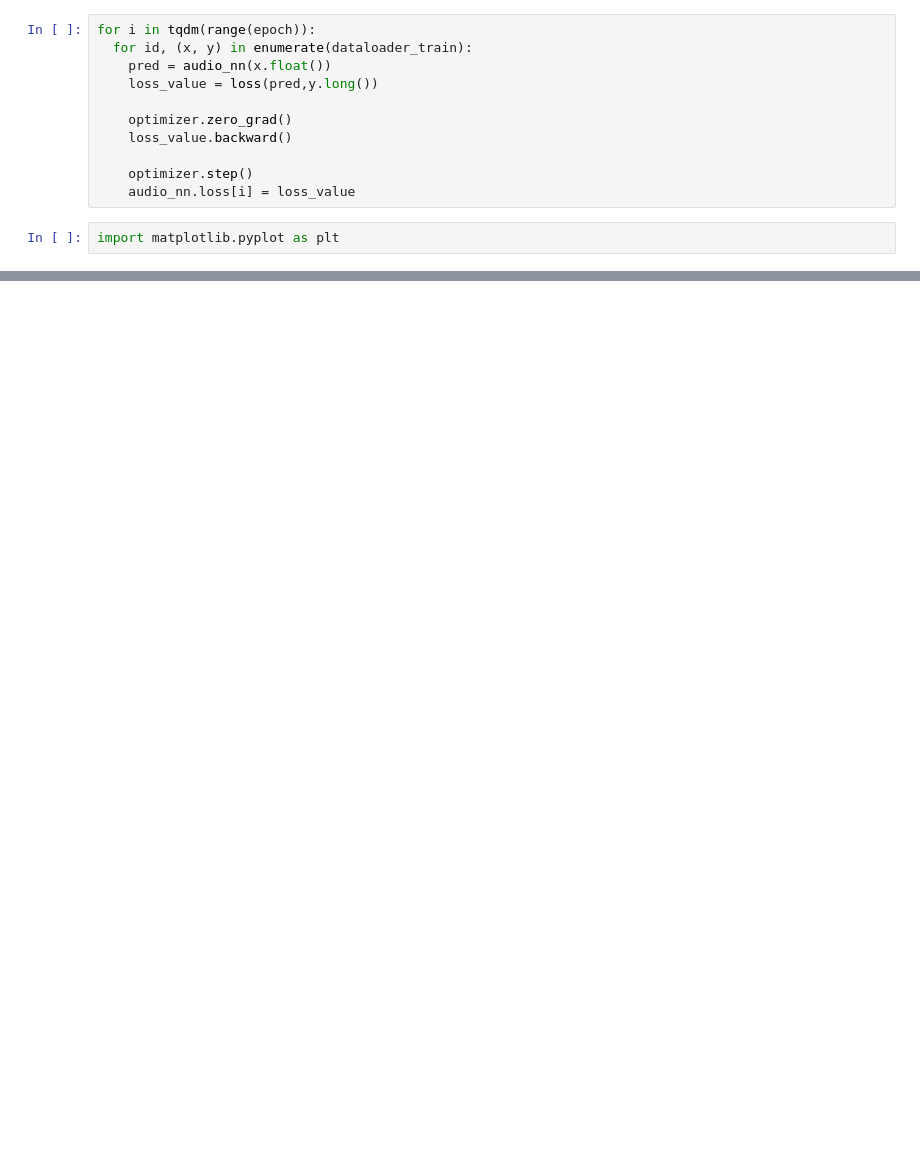
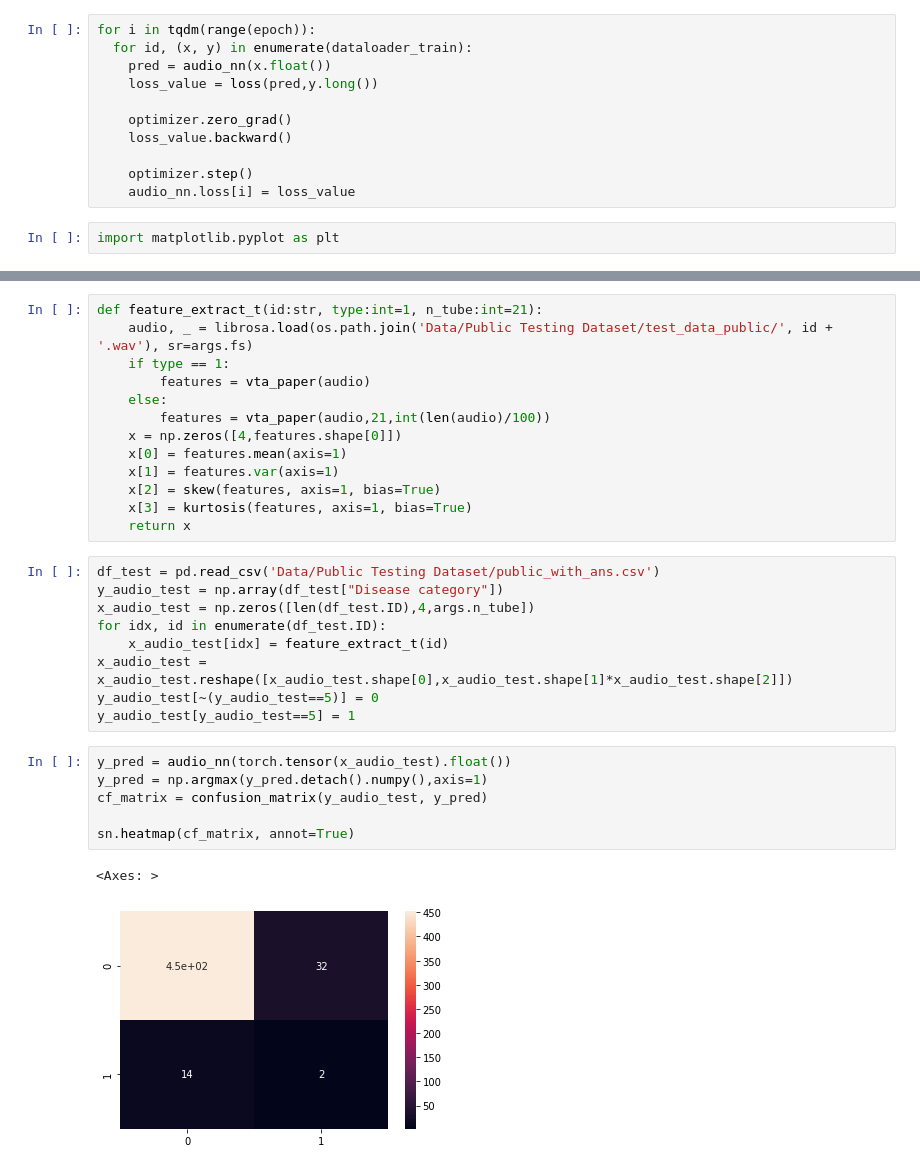
Before and after one commit to IanLynnEE/pathological-voice-classification, a Jupyter notebook: classification_only_audio.ipynb, the cells around one changed output, grey strips where cells are left out. Drawn from its saved outputs; the diff is of its cells as text; blank space fills up the shorter version.

Commit message:
add testing part

```diff
--- a/classification_only_audio.ipynb
+++ b/classification_only_audio.ipynb
@@ -233,0 +235,31 @@ sn.heatmap(cf_matrix, annot=True)
+# %%
+def feature_extract_t(id:str, type:int=1, n_tube:int=21):
+    audio, _ = librosa.load(os.path.join('Data/Public Testing Dataset/test_data_public/', id + '.wav'), sr=args.fs)
+    if type == 1:
+        features = vta_paper(audio)
+    else:
+        features = vta_paper(audio,21,int(len(audio)/100))
+    x = np.zeros([4,features.shape[0]])
+    x[0] = features.mean(axis=1)
+    x[1] = features.var(axis=1)
+    x[2] = skew(features, axis=1, bias=True)
+    x[3] = kurtosis(features, axis=1, bias=True)
+    return x
+# %%
+df_test = pd.read_csv('Data/Public Testing Dataset/public_with_ans.csv')
+y_audio_test = np.array(df_test["Disease category"])
+x_audio_test = np.zeros([len(df_test.ID),4,args.n_tube])
+for idx, id in enumerate(df_test.ID):
+    x_audio_test[idx] = feature_extract_t(id)
+x_audio_test = x_audio_test.reshape([x_audio_test.shape[0],x_audio_test.shape[1]*x_audio_test.shape[2]])
+y_audio_test[~(y_audio_test==5)] = 0
+y_audio_test[y_audio_test==5] = 1
+# %%
+y_pred = audio_nn(torch.tensor(x_audio_test).float())
+y_pred = np.argmax(y_pred.detach().numpy(),axis=1)
+cf_matrix = confusion_matrix(y_audio_test, y_pred)
+
+sn.heatmap(cf_matrix, annot=True)
+# %% [output]
+<Axes: >
+[figure, added]
```
Also changed, not shown: parts of 6 cells of this notebook.
